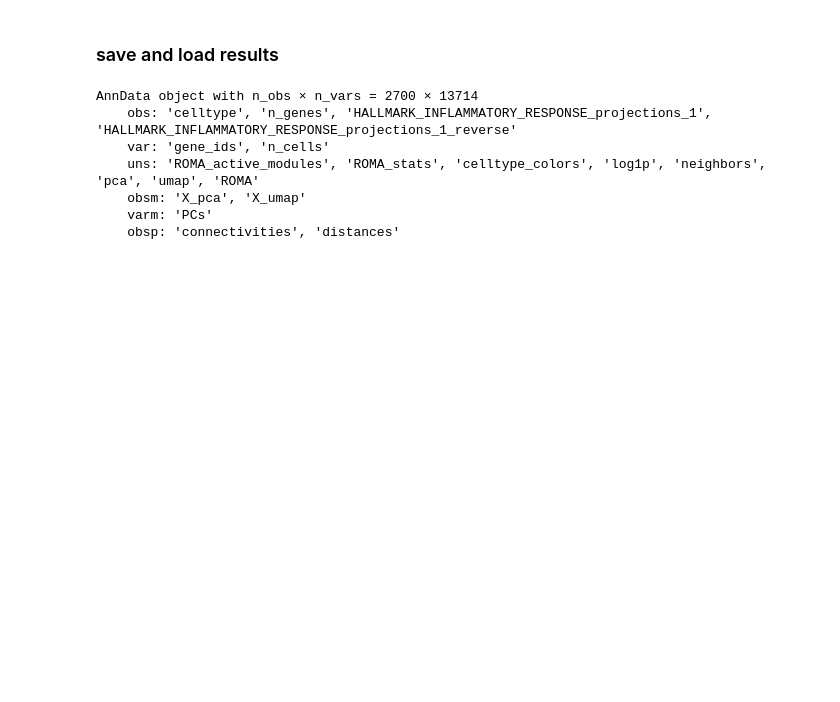
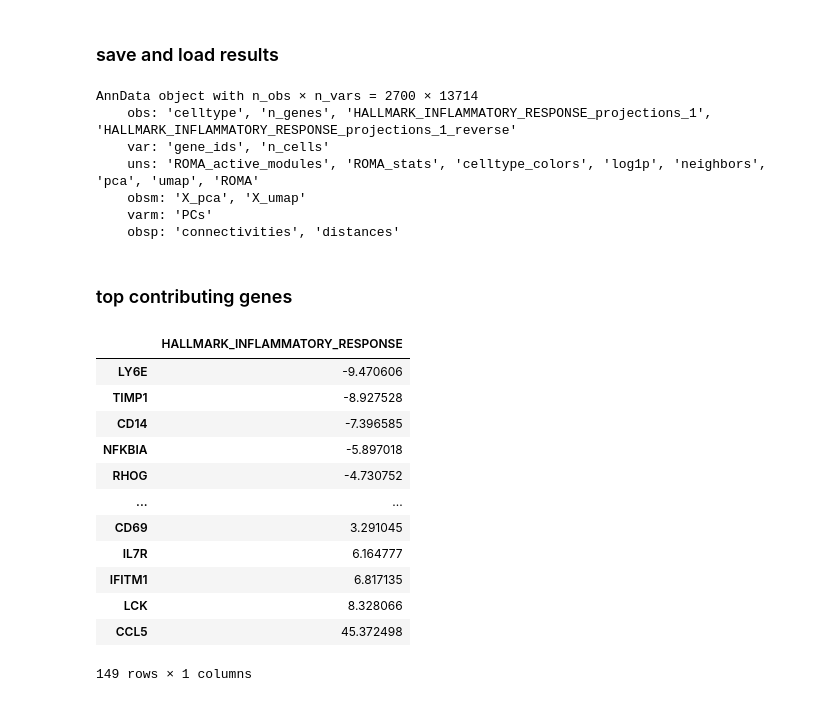
Before and after one commit to altyn-bulmers/pyroma, a Jupyter notebook: 01-tutorial.ipynb, the cells around one changed output. Drawn from its saved outputs; the diff is of its cells as text; code cells hidden in the pictures; blank space fills up the shorter version.

```diff
--- a/01-tutorial.ipynb
+++ b/01-tutorial.ipynb
@@ -228,3 +237,21 @@ AnnData object with n_obs × n_vars = 2700 × 13714
     obsm: 'X_pca', 'X_umap'
     varm: 'PCs'
     obsp: 'connectivities', 'distances'
+# %% [markdown]
+### top contributing genes
+# %%
+GeneScores.sort_values(by=geneset_name)
+# %% [output]
+|  | HALLMARK_INFLAMMATORY_RESPONSE |
+| LY6E | -9.470606 |
+| TIMP1 | -8.927528 |
+| CD14 | -7.396585 |
+| NFKBIA | -5.897018 |
+| RHOG | -4.730752 |
+| ... | ... |
+| CD69 | 3.291045 |
+| IL7R | 6.164777 |
+| IFITM1 | 6.817135 |
+| LCK | 8.328066 |
+| CCL5 | 45.372498 |
+149 rows × 1 columns
```
Also changed, not shown: parts of 6 cells of this notebook.
